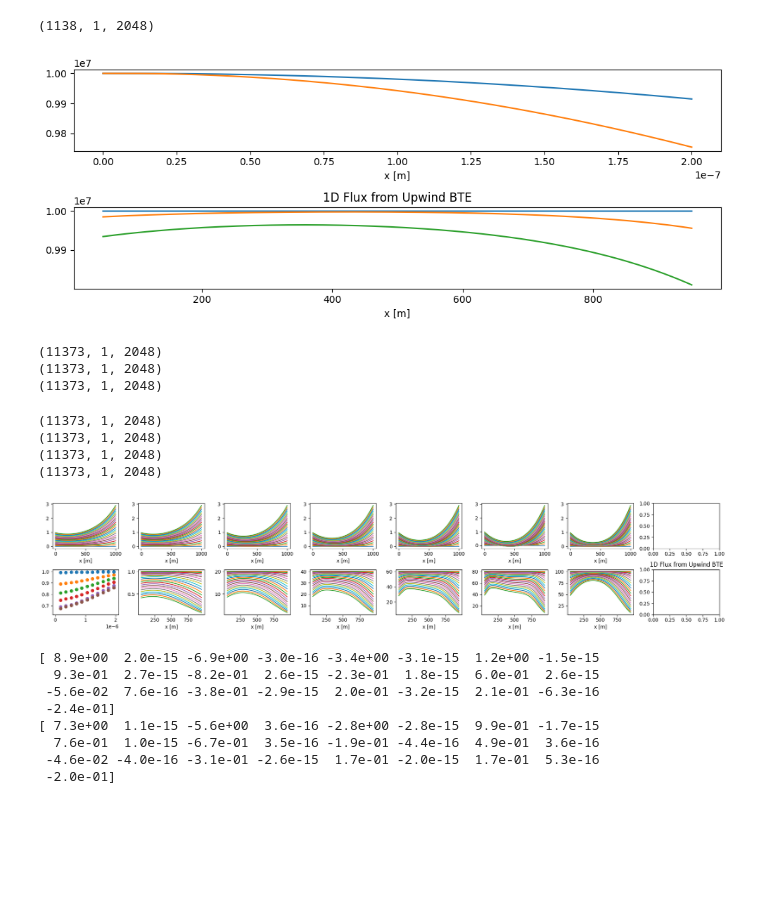
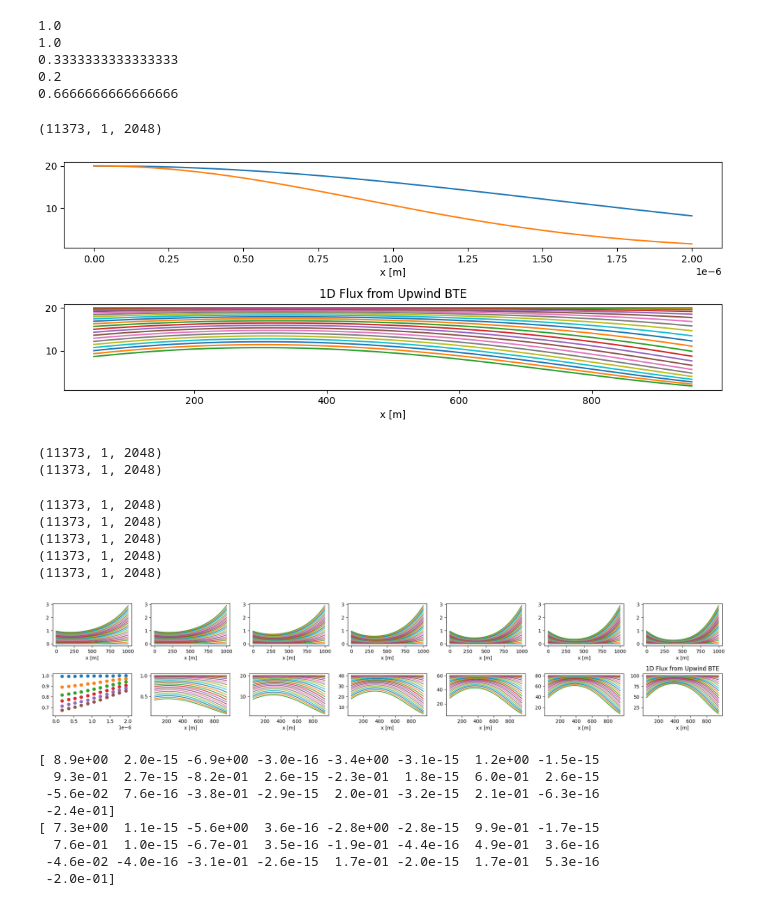
Before and after one commit to EricPgh/heatlearn, a Jupyter notebook: bte_1d_fluxboundary.ipynb, the cells around one changed output. Saved outputs shown, nothing was run; the diff lists cells and outputs as text; code cells hidden in the pictures; blank space fills up the shorter version.

Commit message:
derivative predictors should contain a multiple of npop and flux, encoded with Gaunt coefficients

```diff
--- a/bte_1d_fluxboundary.ipynb
+++ b/bte_1d_fluxboundary.ipynb
@@ -1,11 +1,54 @@
+# %%
+import numpy as np
+from numpy import sqrt
+from scipy.special import eval_legendre
+from scipy.integrate import quad
+class Integrand:
+    def __init__(self):
+        self.mnk=[0,0,0]
+        # Degrees of the polynomials
+    # Define the product of Legendre polynomials
+    def integrand(self,x):
+        m,n,k=self.mnk
+        return eval_legendre(m, x) * eval_legendre(n, x) * eval_legendre(k, x)
+def integrand(x):
+    n=m=2
+    return eval_legendre(n, x) * eval_legendre(m, x)/(2/(2*n+1))
+print(quad(integrand, -1, 1)[0])
+# Compute the integral
+H = np.zeros((3,3,5),dtype=float)
+I = Integrand()
+for m in range(3):
+    for n in range(3):
+        for k in range(5):
+            I.mnk=[m,n,k]
+            H[m,n,k] = quad(I.integrand, -1, 1)[0]*(2*k+1)/2
+if False:
+    H[0,0,0]=H[0,1,1]=H[1,0,1]=1.
+    H[1,0,0]=H[1,1,1]=H[1,2,2]=H[1,2,0]=H[2,1,0]=0.
+    H[1,1,2]=2/3
+    H[1,1,0]=H[1,2,1]=H[2,1,1]=1/3
+    H[1,2,3]=H[2,1,3]=3/5
+print(H[0,0,0])
+print(H[1,1,0])
+print(H[2,2,0])
+print(H[1,1,2])
+# %% [output]
+1.0
+1.0
+0.3333333333333333
+0.2
+0.6666666666666666
 # %%
 import pickle
 import numpy as np
+import matplotlib.pyplot as plt
 L=1e-3
 Nx=2048
 x = np.linspace(0.0, L, Nx)
 fig,axs = plt.subplots(2,1,figsize=(10,4))
-fn="bte_1d_flux_ramp_rxn2.pkl"
+pp = 'pkls/'
+fn=pp+"bte_1d_flux_ramp_rxn20.0.pkl"
 axf,axp=axs
 with open(fn, "rb") as f:
     ts, Tsnaps, flux = pickle.load(f)
@@ -33,18 +76,18 @@ plt.tight_layout()
 #plt.savefig('bte_full_cycle_flux.png')
 plt.show()
 # %% [output]
-(1138, 1, 2048)
+(11373, 1, 2048)
-[figure, old version]
+[figure, new version]
 # %%
 import pickle
 import numpy as np
 L=1e-3
 Nx=2048
 x = np.linspace(0.0, L, Nx)
-fig,axs = plt.subplots(2,8,figsize=(20,4))
+fig,axs = plt.subplots(2,7,figsize=(20,4))
 axp0 = axs[1,0]
 for axf,axp,fn in zip(axs[0,:],axs[1,:],["bte_1d_flux_ramp.pkl","bte_1d_flux_ramp_rxn1.0.pkl"]+[f"bte_1d_flux_ramp_rxn{load:.1f}.pkl" for load in np.arange(20.,101.,20.)]):
-    with open(fn, "rb") as f:
+    with open(pp+fn, "rb") as f:
         ts, Tsnaps, flux = pickle.load(f)
     print(flux.shape)
     Nt,d,Nx=flux.shape
@@ -52,35 +95,35 @@ for axf,axp,fn in zip(axs[0,:],axs[1,:],["bte_1d_flux_ramp.pkl","bte_1d_flux_ram
     import matplotlib as mpl
     mpl.rcParams.update({"figure.figsize": (7, 4)})
     for Ts in flux[0:len(Tsnaps):500]: #Tsnaps:#[np.array([1,6,-1])]:
         axf.plot(x * 1e6, Ts.T)#, label="?(x, t_final)")
     axf.set_xlabel("x [m]")
     #for Ts in Tsnaps[0:len(Tsnaps):500]: #Tsnaps:#[np.array([1,6,-1])]:
     if axp is axp0:
         norxn_flux = flux[:,0,1847]
 
     else:
         axp0.plot(ts, flux[:,0,1847]/norxn_flux,'o',markevery=1000)#, label="?(x, t_final)")
         for Ts in Tsnaps[0:len(Tsnaps):500]: #Tsnaps:#[np.array([1,6,-1])]:
             axp.plot(x[100:1948] * 1e6, Ts.T[100:1948])#, label="?(x, t_final)")
         axp.set_xlabel("x [m]")
     #axp.set_xlim([0,2e-7])
     #plt.ylabel("temperature perturbation ? [K]")
 plt.title("1D Flux from Upwind BTE")
 #plt.legend()
 plt.tight_layout()
 #plt.xlim(0,1000)
 #plt.ylim(-1.2,1.2)
 #plt.savefig('bte_full_cycle_flux.png')
 plt.show()
 # %% [output]
 (11373, 1, 2048)
 (11373, 1, 2048)
-(11373, 1, 2048)
 (11373, 1, 2048)
 (11373, 1, 2048)
 (11373, 1, 2048)
 (11373, 1, 2048)
+(11373, 1, 2048)
-[figure, old version]
+[figure, new version]
 # %%
 from FluxLearner import decompose_field,interp_temp
 f = np.concatenate([np.linspace(0,10,20),np.ones(60)*10,np.linspace(10,00,20)],dtype=float)
```
Also changed, not shown: parts of 3 cells of this notebook, 6 other files.
